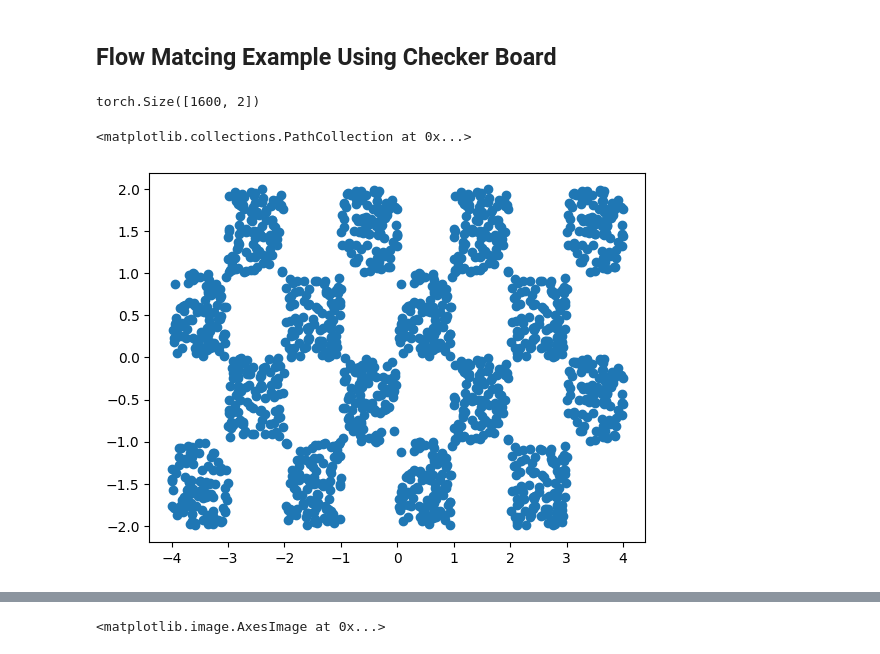
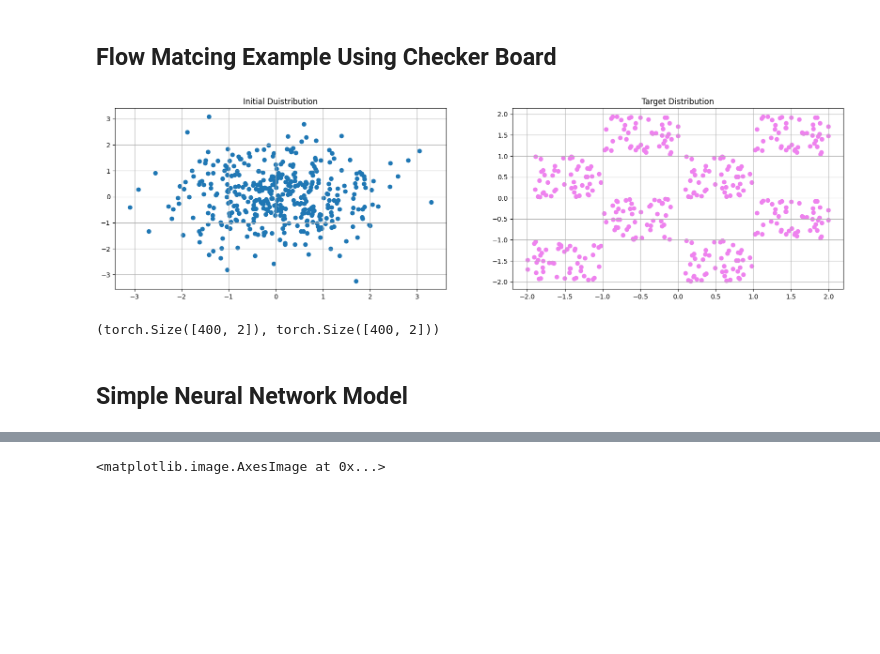
Before and after one commit to arafatshovon/flow-matching-and-llm, a Jupyter notebook: Flow_Matching.ipynb, the cells around one changed output, grey strips where cells are left out. Saved outputs shown, nothing was run; the diff lists cells and outputs as text; code cells hidden in the pictures; blank space fills up the shorter version.

```diff
--- a/Flow_Matching.ipynb
+++ b/Flow_Matching.ipynb
@@ -9,30 +13,45 @@ from typing import List, Optional
 # %% [markdown]
 ## Flow Matcing Example Using Checker Board
 # %%
-def make_checker_board() -> torch.tensor:
+def make_checker_board(num_sample:int) -> torch.tensor:
     """
     Returns a Checker Board Pattern of dim (num_sample*16, 2)
     """
-    num_sample = 100
     dim = 2
     noise1 = torch.FloatTensor(num_sample, dim).uniform_(0.0, 1.0)
     noise2 = torch.FloatTensor(num_sample, dim).uniform_(1.0, 2.0)
     noise3 = torch.FloatTensor(num_sample, dim).uniform_(2.0, 3.0) - torch.tensor([0.0, 2.0])
     noise4 = torch.FloatTensor(num_sample, dim).uniform_(3.0, 4.0) - torch.tensor([0.0, 2.0])
 
-    first_quad = torch.cat((noise1, noise2, noise3, noise4), dim=0)
-    second_quad = first_quad - torch.tensor([4.0, 0.0])
+    first_quad = torch.cat((noise1, noise2), dim=0)
+    second_quad = first_quad - torch.tensor([2.0, 0.0])
     third_quad = first_quad * torch.tensor([-1.0, -1.0])
     fourth_quad = first_quad - torch.tensor([0.0, 2.0])
 
     noise = torch.cat((first_quad, second_quad, third_quad, fourth_quad), dim=0)
     return noise
 # %%
-board = make_checker_board()
-print(board.shape)
-plt.scatter(board[:, 0], board[:, 1])
+data_dist = make_checker_board(50)
+init_dist = torch.randn_like(data_dist)
+
+plt.figure(figsize=(20, 5))
+plt.subplot(1,2,1)
+plt.scatter(init_dist[:, 0], init_dist[:, 1])
+plt.title("Initial Duistribution")
+plt.grid(True)
+
+plt.subplot(1,2,2)
+plt.scatter(data_dist[:, 0], data_dist[:, 1], c='violet')
+plt.title("Target Distribution")
+
+plt.grid(True)
+plt.show()
 # %% [output]
-torch.Size([1600, 2])
-<matplotlib.collections.PathCollection at 0x...>
-[figure, old version]
+[figure, new version]
+# %%
+init_dist.shape, data_dist.shape
+# %% [output]
+(torch.Size([400, 2]), torch.Size([400, 2]))
+# %% [markdown]
+## Simple Neural Network Model
 # %%
```
Also changed, not shown: parts of 11 cells of this notebook.
